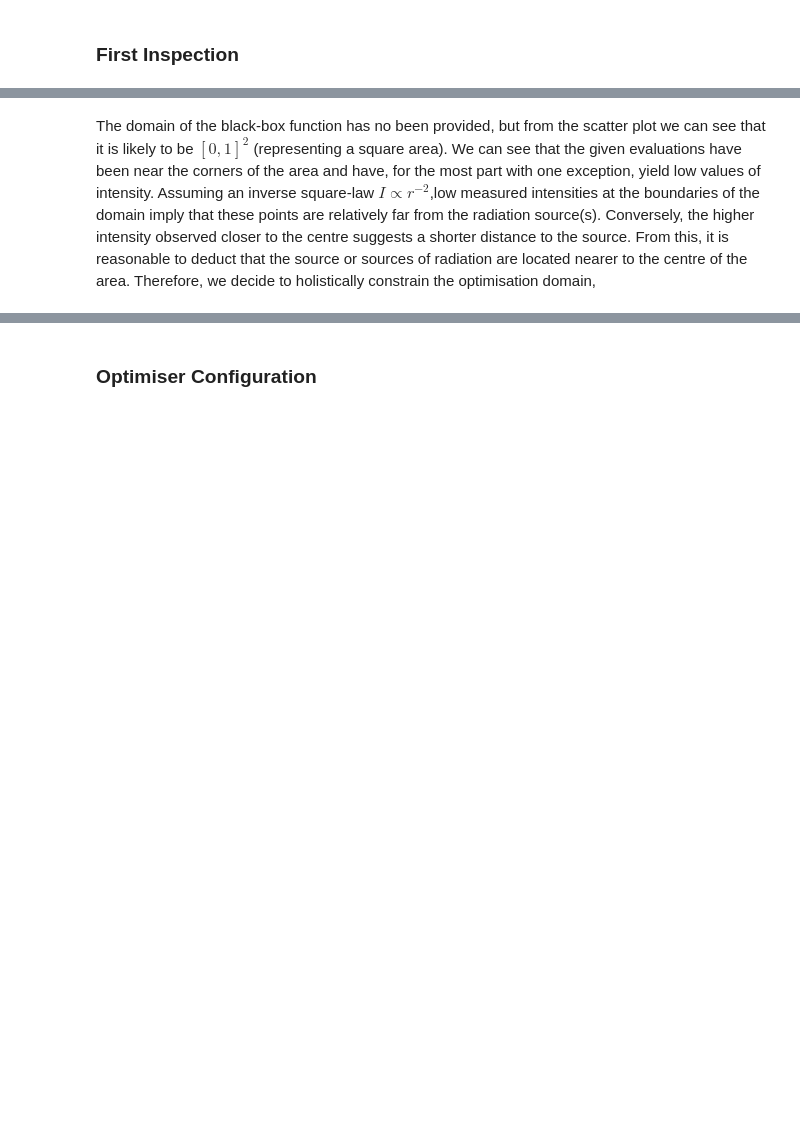
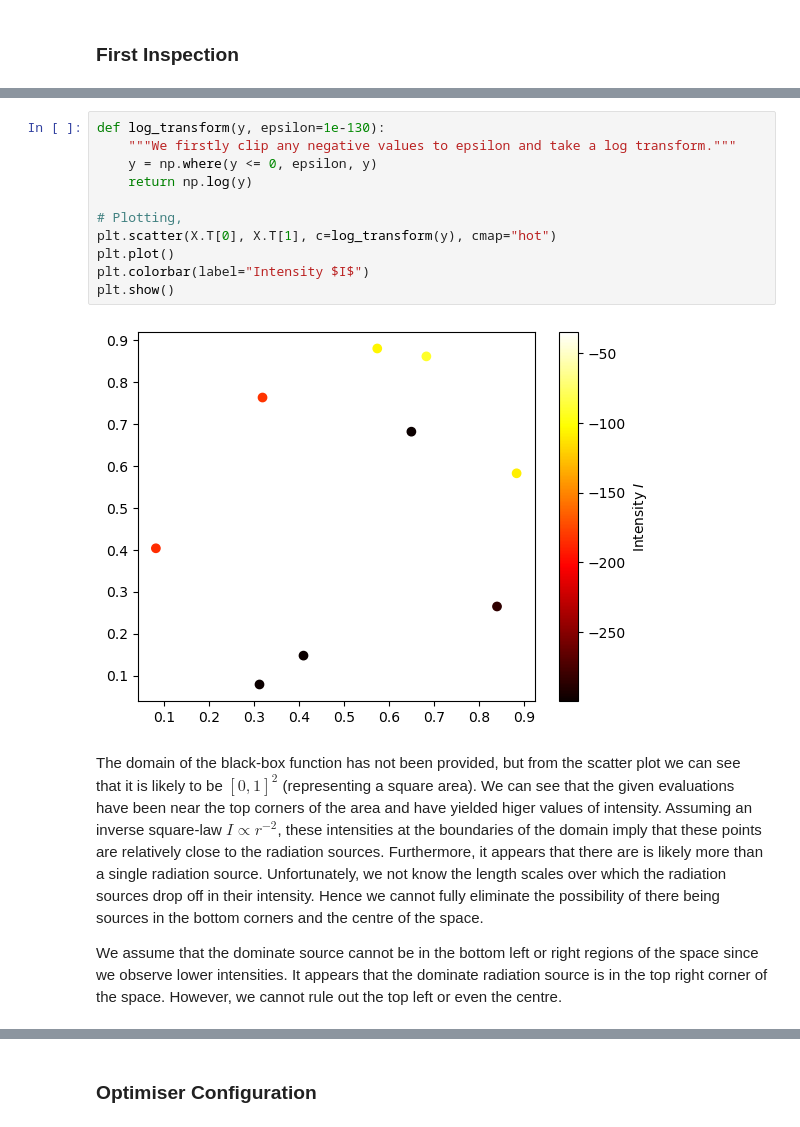
Before and after one commit to prithvi-ramrucha/Capstone-Project, a Jupyter notebook: Function 1/Function 1.ipynb, the cells around one changed output, grey strips where cells are left out. Drawn from its saved outputs; the diff is of its cells as text; blank space fills up the shorter version.

```diff
--- a/Function 1/Function 1.ipynb
+++ b/Function 1/Function 1.ipynb
@@ -52,2 +53,17 @@ array([ 1.32267704e-079,  1.03307824e-046,  7.71087511e-016,
+# %%
+def log_transform(y, epsilon=1e-130):
+    """We firstly clip any negative values to epsilon and take a log transform."""
+    y = np.where(y <= 0, epsilon, y)
+    return np.log(y)
+
+# Plotting,
+plt.scatter(X.T[0], X.T[1], c=log_transform(y), cmap="hot")
+plt.plot()
+plt.colorbar(label="Intensity $I$")
+plt.show()
+# %% [output]
+[figure, added]
 # %% [markdown]
-The domain of the black-box function has no been provided, but from the scatter plot we can see that it is likely to be $[0, 1]^2$ (representing a square area). We can see that the given evaluations have been near the corners of the area and have, for the most part with one exception, yield low values of intensity. Assuming an inverse square-law $I \propto r^{-2}$,low measured intensities at the boundaries of the domain imply that these points are relatively far from the radiation source(s). Conversely, the higher intensity observed closer to the centre suggests a shorter distance to the source. From this, it is reasonable to deduct that the source or sources of radiation are located nearer to the centre of the area. Therefore, we decide to holistically constrain the optimisation domain,
+The domain of the black-box function has not been provided, but from the scatter plot we can see that it is likely to be $[0, 1]^2$ (representing a square area). We can see that the given evaluations have been near the top corners of the area and have yielded higer values of intensity. Assuming an inverse square-law $I \propto r^{-2}$, these intensities at the boundaries of the domain imply that these points are relatively close to the radiation sources. Furthermore, it appears that there are is likely more than a single radiation source. Unfortunately, we not know the length scales over which the radiation sources drop off in their intensity. Hence we cannot fully eliminate the possibility of there being sources in the bottom corners and the centre of the space.
+
+We assume that the dominate source cannot be in the bottom left or right regions of the space since we observe lower intensities. It appears that the dominate radiation source is in the top right corner of the space. However, we cannot rule out the top left or even the centre.
```
Also changed, not shown: parts of 12 cells of this notebook, 8 other files.
